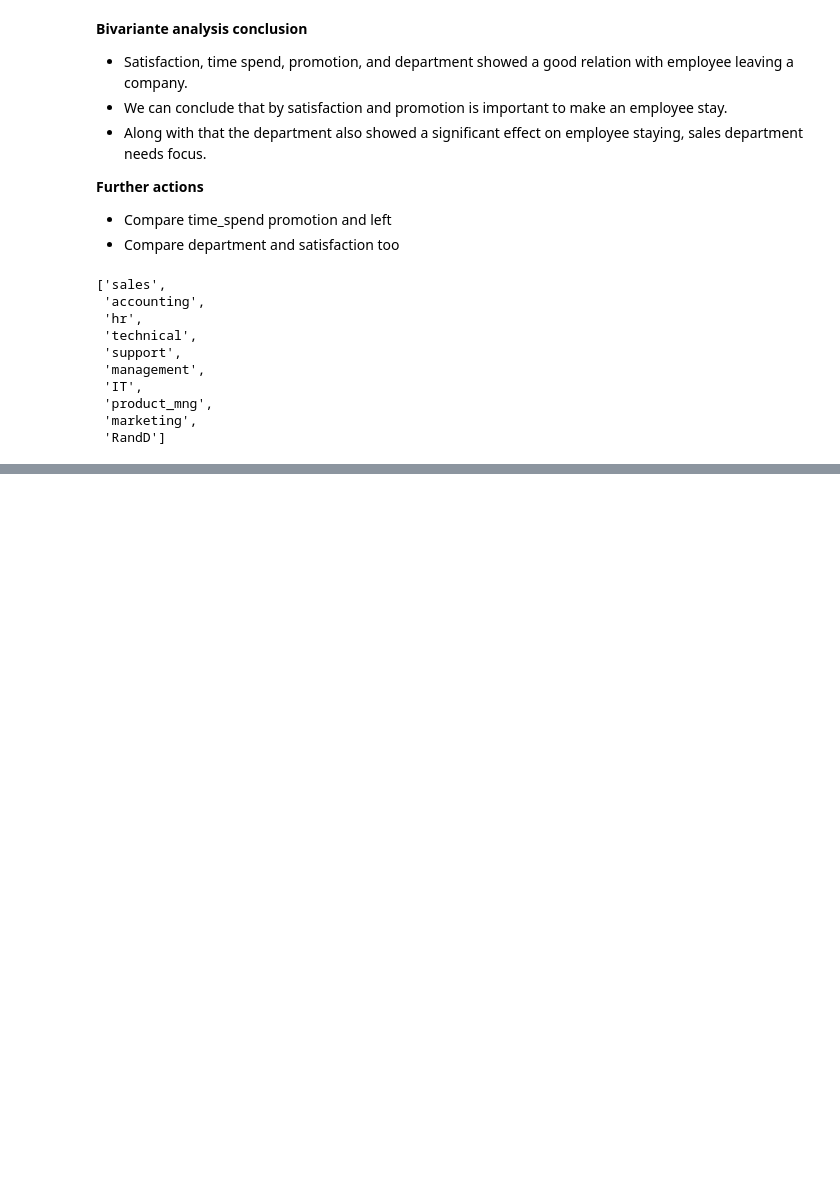
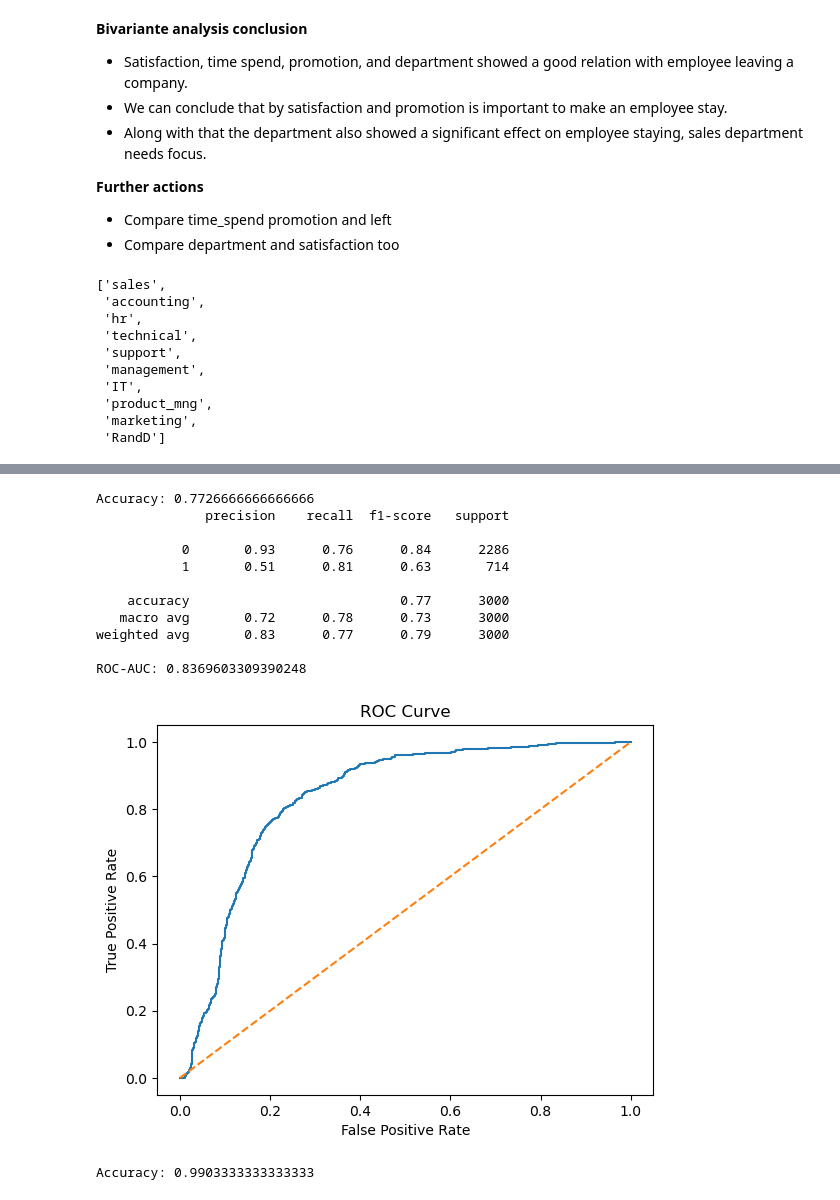
Before and after one commit to Deepika081/ml-learning-journey, a Jupyter notebook: HR_DataAnalysis.ipynb, the cells around one changed output, grey strips where cells are left out. Drawn from its saved outputs; the diff is of its cells as text; code cells hidden in the pictures; blank space fills up the shorter version.

Commit message:
Completed EDA and modeling

```diff
--- a/HR_DataAnalysis.ipynb
+++ b/HR_DataAnalysis.ipynb
@@ -410,0 +664,2 @@ for i in departments:
+# %%
+X[feature_names]=encoded_df.values
@@ -410,0 +682,2 @@ for i in departments:
+# %%
+X.drop(['Departments ','salary'],axis=1,inplace=True)
@@ -410,0 +693,3 @@ for i in departments:
+# %%
+from sklearn.model_selection import train_test_split
+X_train, X_test, y_train, y_test = train_test_split(X, y, test_size=0.2, random_state=42, stratify=y)
@@ -410,0 +699,5 @@ for i in departments:
+# %%
+model = LogisticRegression(solver='liblinear', max_iter=1000, class_weight="balanced")
+model.fit(X_train, y_train)
+y_pred = model.predict(X_test)
+print("Accuracy:", accuracy_score(y_test, y_pred))
@@ -410,0 +720,59 @@ for i in departments:
+# %%
+import matplotlib.pyplot as plt
+
+# Train model
+model = LogisticRegression(
+    solver='liblinear',
+    max_iter=1000,
+    class_weight="balanced"
+)
+
+model.fit(X_train, y_train)
+
+# Normal Predictions
+y_pred = model.predict(X_test)
+
+print("Accuracy:", accuracy_score(y_test, y_pred))
+print(classification_report(y_test, y_pred))
+
+# Get Probabilities
+y_probs = model.predict_proba(X_test)[:, 1]
+
+# ROC-AUC Score
+roc_auc = roc_auc_score(y_test, y_probs)
+print("ROC-AUC:", roc_auc)
+
+# Plot ROC Curve
+fpr, tpr, thresholds = roc_curve(y_test, y_probs)
+
+plt.plot(fpr, tpr)
+plt.plot([0,1], [0,1], linestyle="--")
+plt.xlabel("False Positive Rate")
+plt.ylabel("True Positive Rate")
+plt.title("ROC Curve")
+plt.show()
+# %% [output]
+Accuracy: 0.7726666666666666
+              precision    recall  f1-score   support
+
+           0       0.93      0.76      0.84      2286
+           1       0.51      0.81      0.63       714
+
+    accuracy                           0.77      3000
+   macro avg       0.72      0.78      0.73      3000
+weighted avg       0.83      0.77      0.79      3000
+
+ROC-AUC: 0.8369603309390248
+[figure, added]
+# %%
+from sklearn.ensemble import RandomForestClassifier
+
+# Initialize and train model
+rf = RandomForestClassifier(n_estimators=100, random_state=42)
+rf.fit(X_train, y_train)
+
+# Predict and evaluate
+y_pred_rf = rf.predict(X_test)
+print("Accuracy:", accuracy_score(y_test, y_pred_rf))
+# %% [output]
+Accuracy: 0.9903333333333333
```
Also changed, not shown: parts of 37 cells of this notebook.
